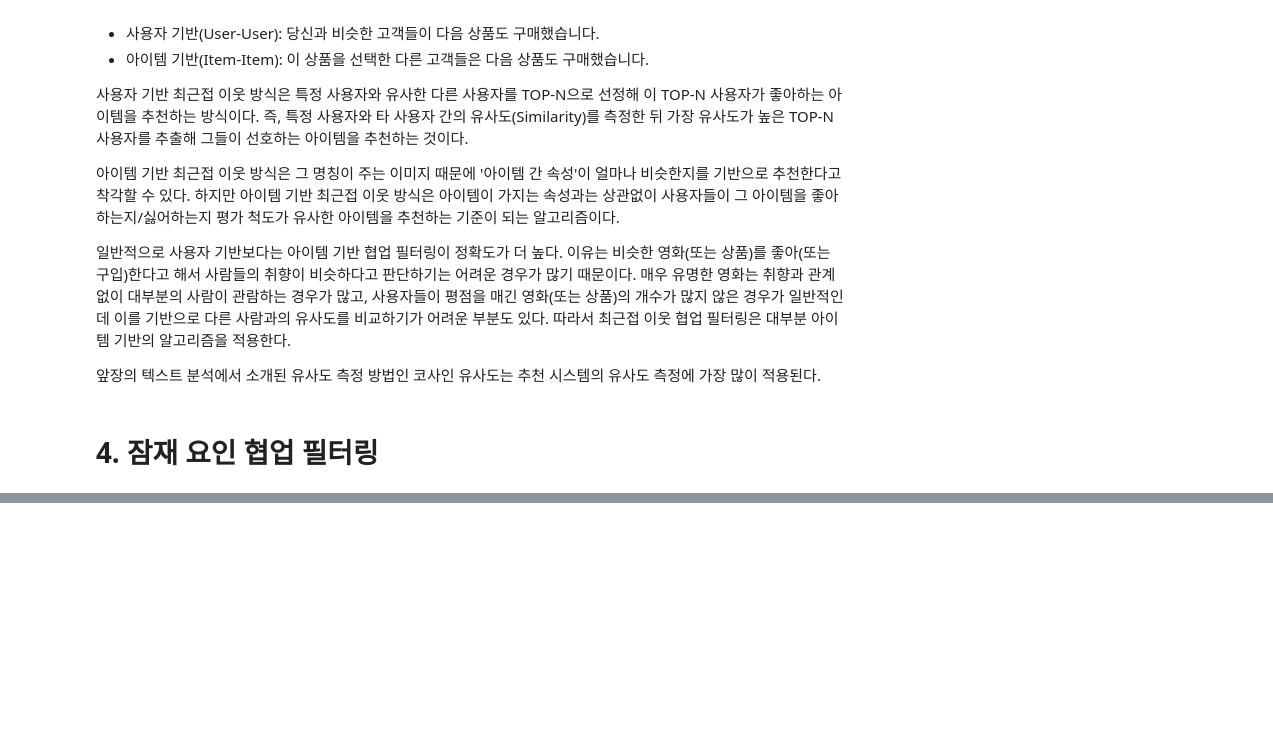
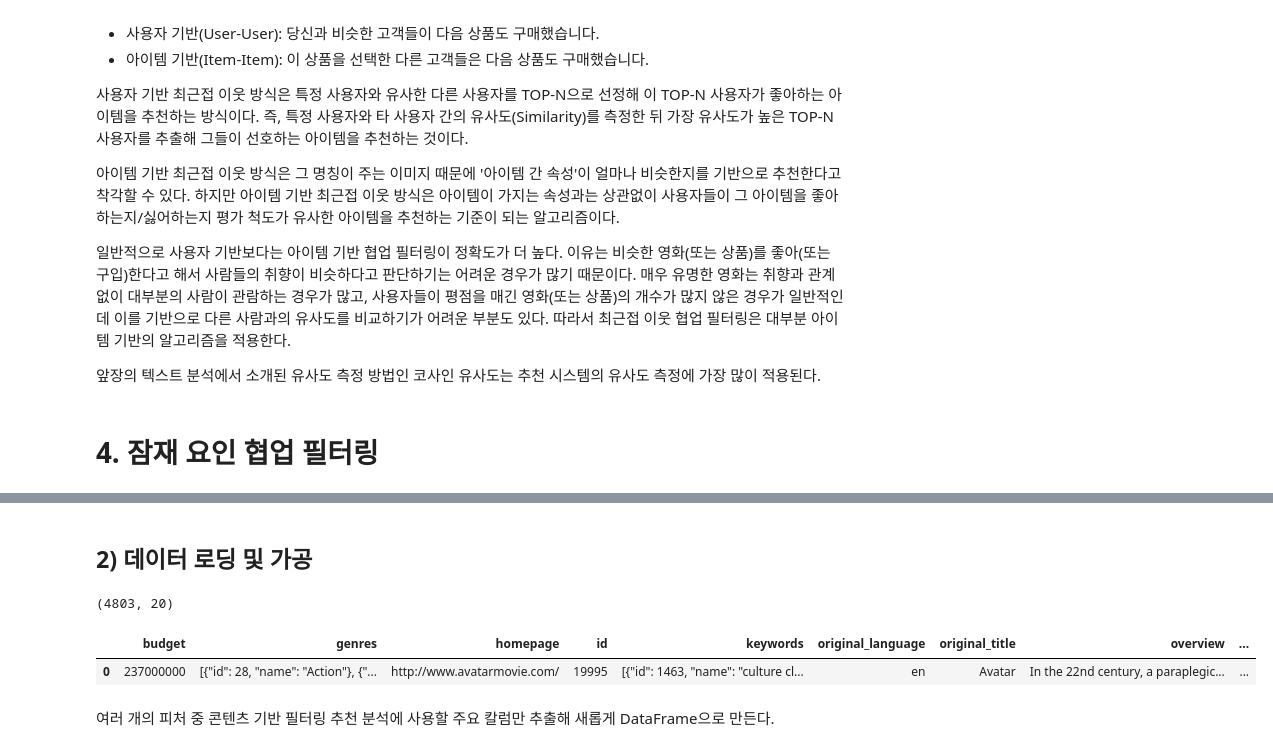
Before and after one commit to spacemaninSeoul/PythonMachinelearningGuide, a Jupyter notebook: [파이썬머신러닝완벽가이드]_IX_추천_시스템.ipynb, the cells around one changed output, grey strips where cells are left out. Saved outputs shown, nothing was run; the diff lists cells and outputs as text; code cells hidden in the pictures; blank space fills up the shorter version.

```diff
--- a/[파이썬머신러닝완벽가이드]_IX_추천_시스템.ipynb
+++ b/[파이썬머신러닝완벽가이드]_IX_추천_시스템.ipynb
@@ -46,0 +203,16 @@
+# %% [markdown]
+## 2) 데이터 로딩 및 가공
+# %%
+import pandas as pd
+import numpy as np
+import warnings; warnings.filterwarnings('ignore')
+
+movies = pd.read_csv('/content/drive/MyDrive/데이터분석/파이썬머신러닝완벽가이드/tmdb_5000/tmdb_5000_movies.csv')
+print(movies.shape)
+movies.head(1)
+# %% [output]
+(4803, 20)
+|  | budget | genres | homepage | id | keywords | original_language | original_title | overview | ... |
+| 0 | 237000000 | [{"id": 28, "name": "Action"}, {"... | http://www.avatarmovie.com/ | 19995 | [{"id": 1463, "name": "culture cl... | en | Avatar | In the 22nd century, a paraplegic... | ... |
+# %% [markdown]
+여러 개의 피처 중 콘텐츠 기반 필터링 추천 분석에 사용할 주요 칼럼만 추출해 새롭게 DataFrame으로 만든다.
```
Also changed, not shown: parts of 29 cells of this notebook.
